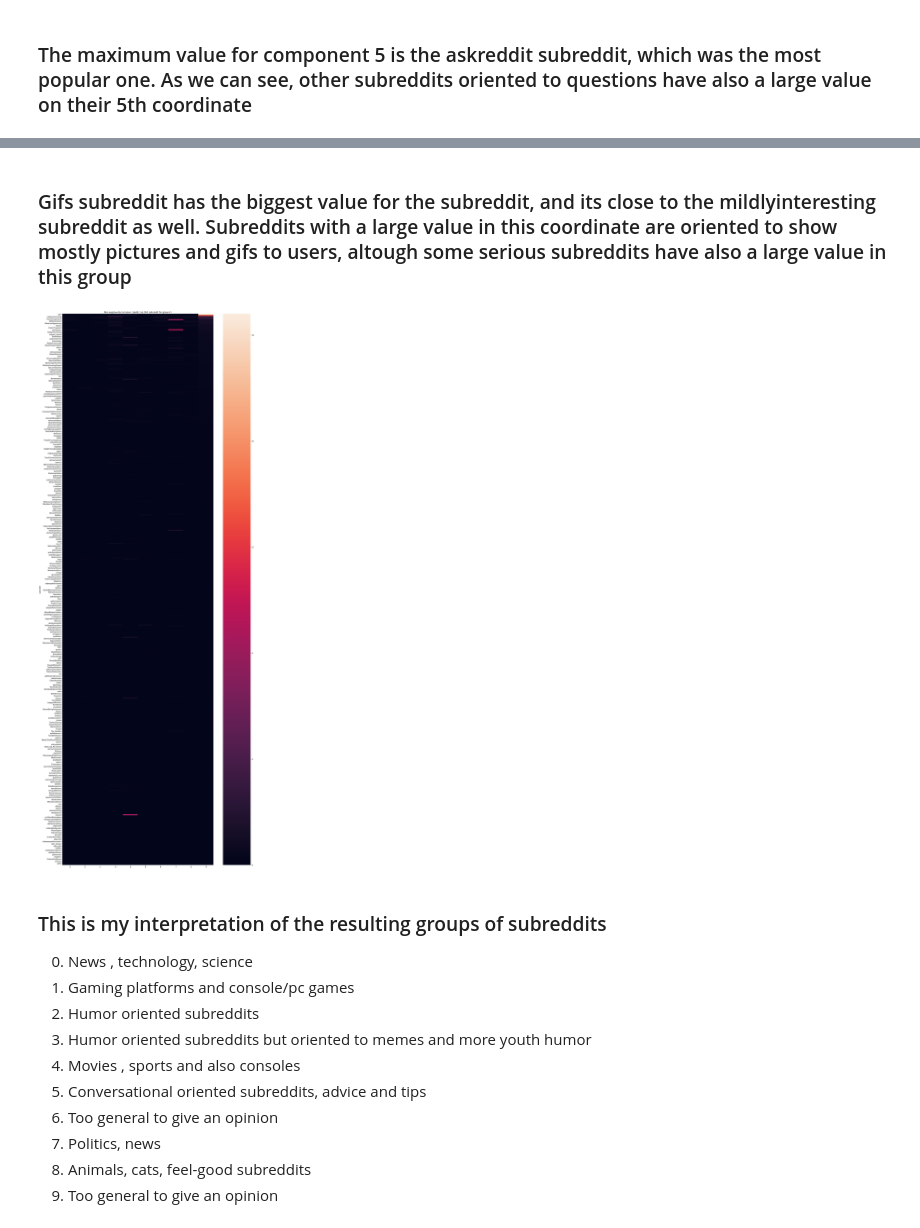
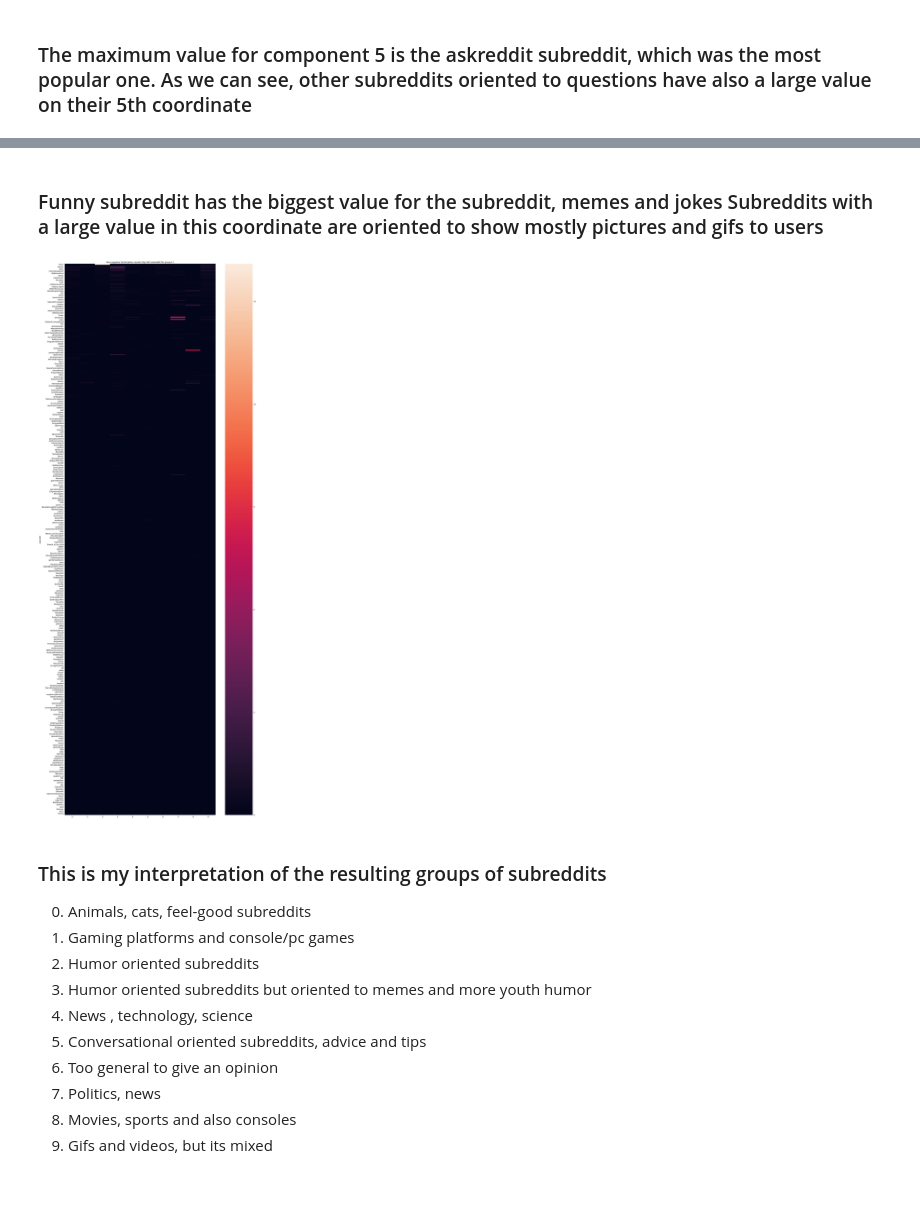
Before and after one commit to andresmore/DataCampExample, a Jupyter notebook: Reddit_Analysis_2.ipynb, the cells around one changed output, grey strips where cells are left out. Drawn from its saved outputs; the diff is of its cells as text; code cells hidden in the pictures; blank space fills up the shorter version.

```diff
--- a/Reddit_Analysis_2.ipynb
+++ b/Reddit_Analysis_2.ipynb
@@ -989,7 +989,7 @@ mat
         with 4675377 stored elements in COOrdinate format>
 # %%
 from sklearn.decomposition import NMF
-model = NMF(n_components=10, init='random', random_state=0)
+model = NMF(n_components=10, init='random', random_state=0, alpha=1, l1_ratio=0)
 
 W = model.fit_transform(mat)
 H = model.components_
@@ -1060,13 +1060,13 @@ plt.show();
 # %% [markdown]
-### Gifs subreddit has the biggest value for the subreddit, and its close to the mildlyinteresting subreddit as well. Subreddits with a large value in this coordinate are oriented to show mostly pictures and gifs to users, altough some serious subreddits have also a large value in this group
+### Funny subreddit has the biggest value for the subreddit, memes and jokes Subreddits with a large value in this coordinate are oriented to show mostly pictures and gifs to users
 # %%
 plt.figure(figsize=(20, 60))
 ax = plt.axes()
-sns.heatmap(df_h[list(range(0,10))].nlargest(500,columns=9),  ax = ax)
-ax.set_title("Non negative factorization results (top 500 subreddit for group 9 )")
+sns.heatmap(df_h[list(range(0,10))].nlargest(500,columns=2),  ax = ax)
+ax.set_title("Non negative factorization results (top 500 subreddit for group 2 )")
 plt.show();
 # %% [output]
-[figure, old version]
+[figure, new version]
 # %%
 #Final Table
 df_results=pd.DataFrame()
@@ -1075,16 +1075,16 @@ for i in range(0,10):
     df_results[i]=df_h.sort_values(by=i, ascending=False).head(15).index
 # %% [markdown]
 ### This is my interpretation of the resulting groups of subreddits
-0. News , technology, science
+0. Animals, cats, feel-good subreddits
 1. Gaming platforms and console/pc games
 2. Humor oriented subreddits
 3. Humor oriented subreddits but oriented to memes and more youth humor
-4. Movies , sports and also consoles
+4. News , technology, science
 5. Conversational oriented subreddits, advice and tips
 6. Too general to give an opinion
 7. Politics, news
-8. Animals, cats, feel-good subreddits
-9. Too general to give an opinion
+8. Movies, sports and also consoles
+9. Gifs and videos, but its mixed
 # %%
 df_results
 # %% [output]
```
Also changed, not shown: parts of 11 cells of this notebook, 1 other file.
